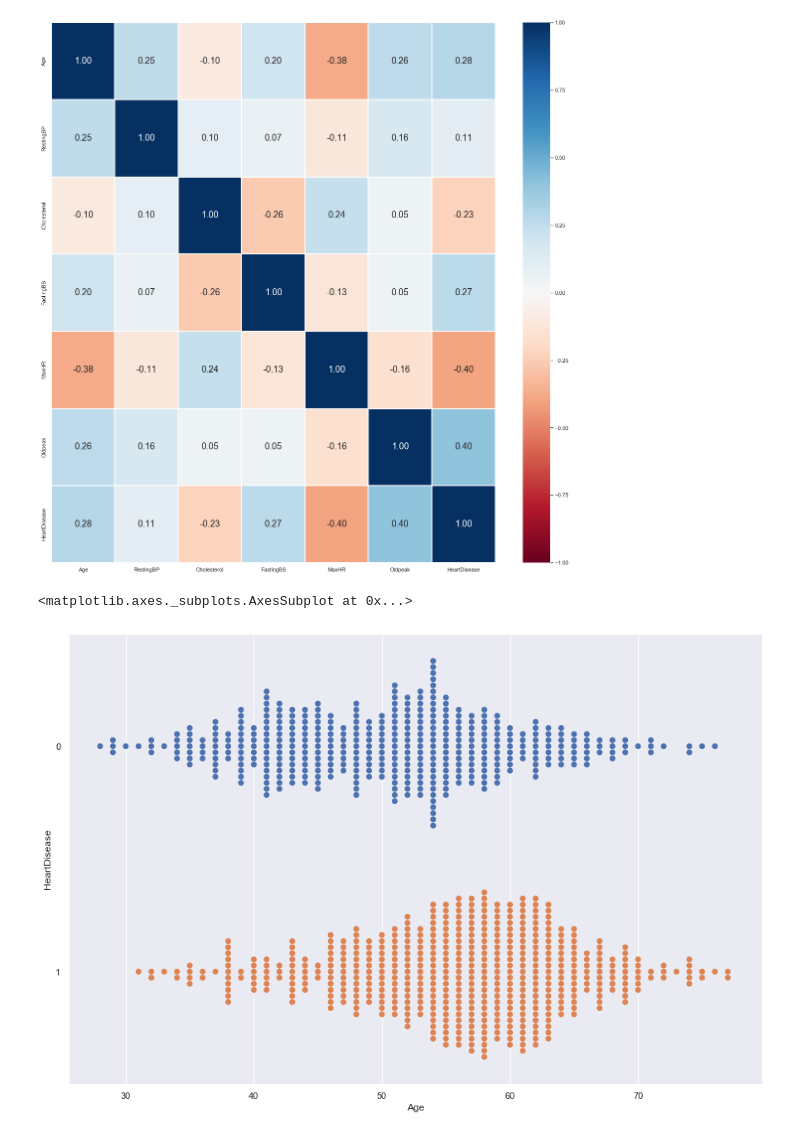
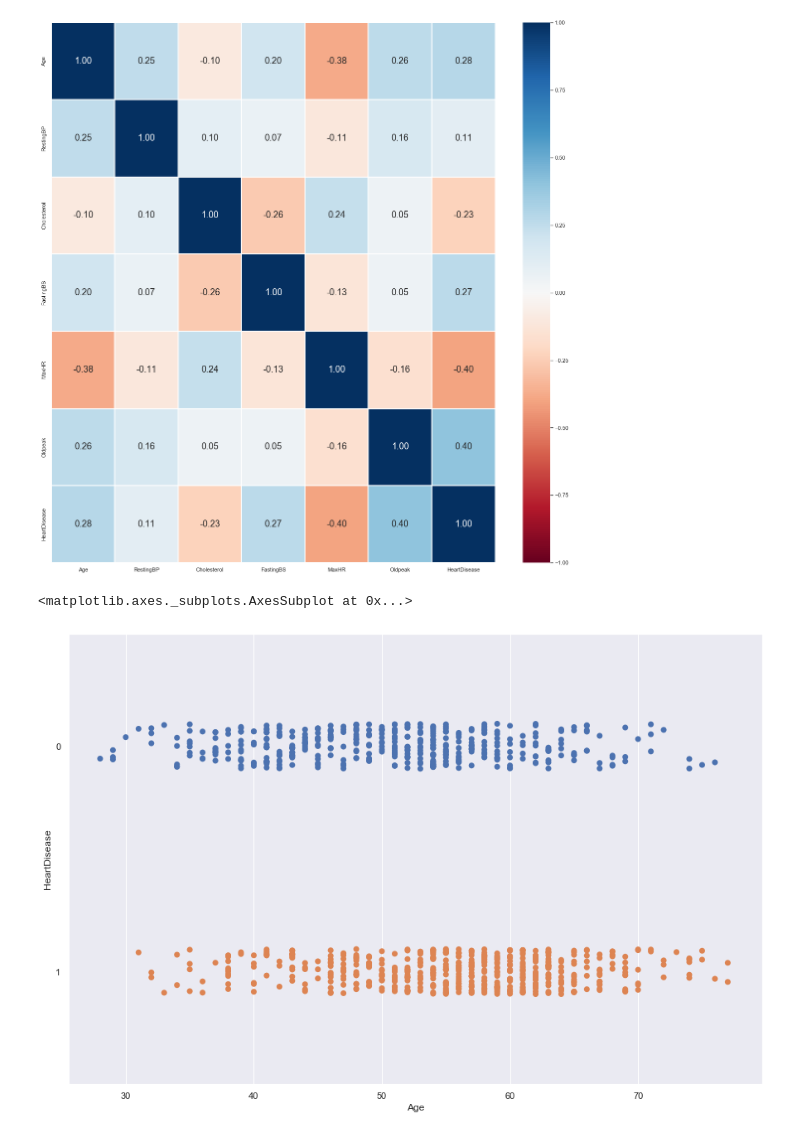
Before and after one commit to bryantan285/SC1015-Project, a Jupyter notebook: project.ipynb, the cells around one changed output. Drawn from its saved outputs; the diff is of its cells as text; code cells hidden in the pictures.

```diff
--- a/project.ipynb
+++ b/project.ipynb
@@ -109,7 +109,7 @@ HeartDisease      1.000000
 [figure]
 # %%
 f = plt.figure(figsize=(15, 10))
-sb.swarmplot(data=df, x="Age", y="HeartDisease", hue="HeartDisease", orient="h", size=7, legend=False)
+sb.stripplot(data=df, x="Age", y="HeartDisease", hue="HeartDisease", orient="h", size=7, legend=False)
 # %% [output]
 <matplotlib.axes._subplots.AxesSubplot at 0x...>
-[figure, old version]
+[figure, new version]
```
Also changed, not shown: parts of 6 cells of this notebook.
